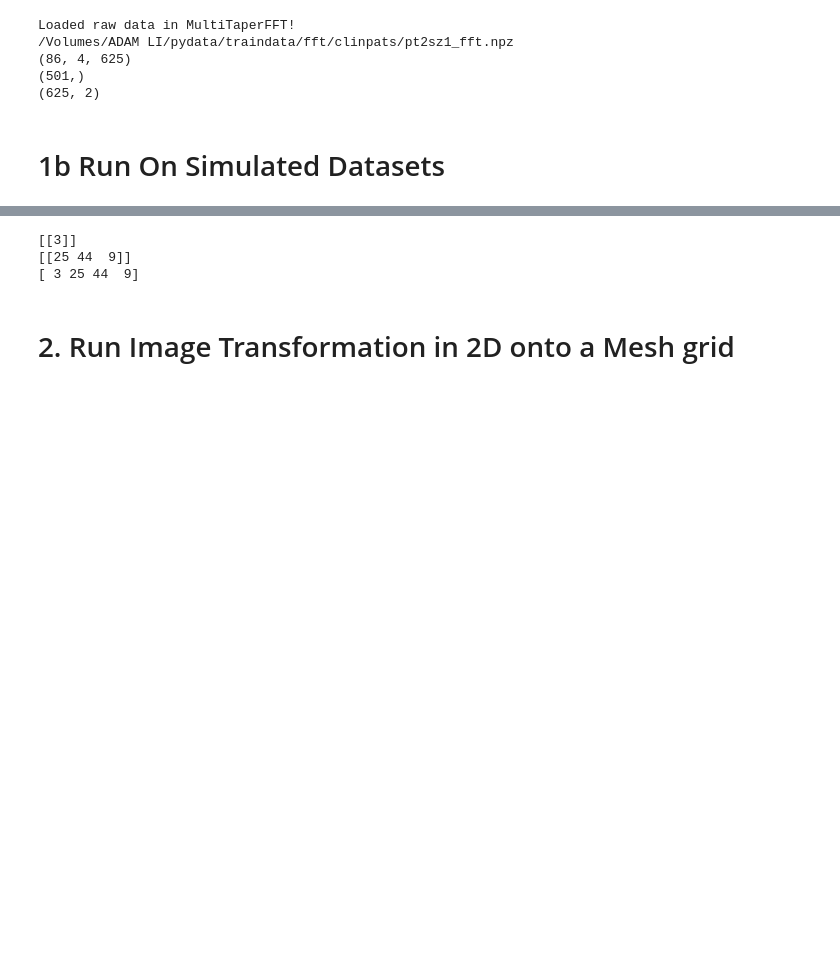
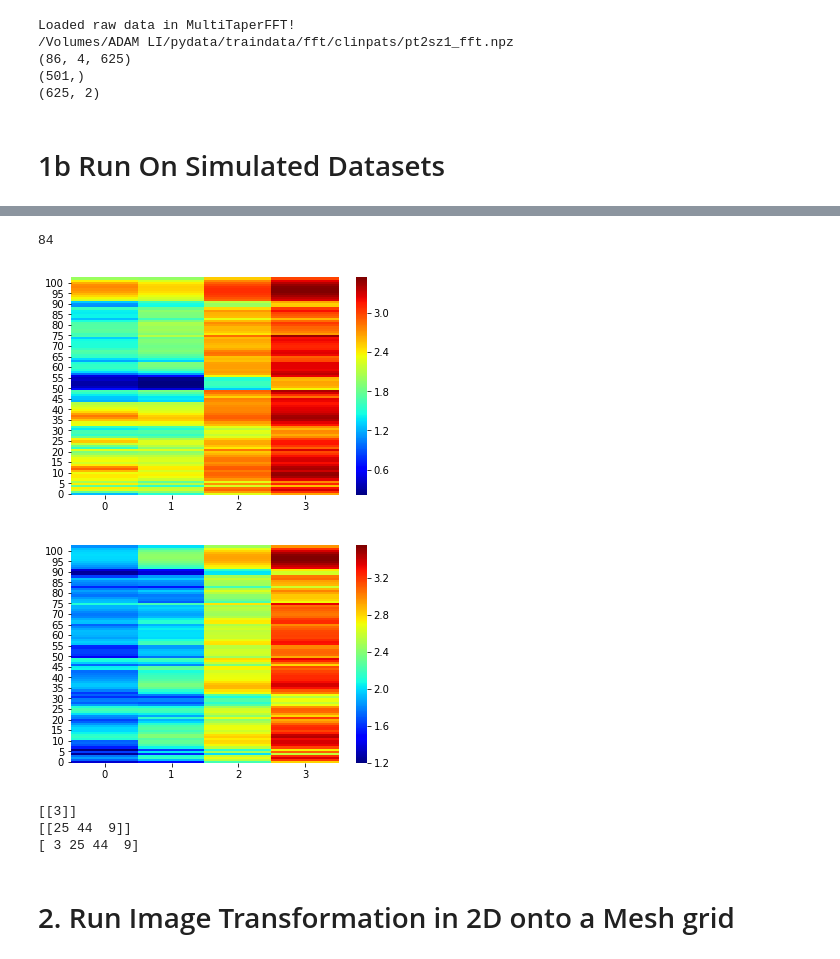
Before and after one commit to adam2392/dnn-unsupervised, a Jupyter notebook: dnn/Updated FFT Data Preprocessing into 2D and 3D.ipynb, the cells around one changed output, grey strips where cells are left out. Drawn from its saved outputs; the diff is of its cells as text; code cells hidden in the pictures; blank space fills up the shorter version.

```diff
--- a/dnn/Updated FFT Data Preprocessing into 2D and 3D.ipynb
+++ b/dnn/Updated FFT Data Preprocessing into 2D and 3D.ipynb
@@ -136,12 +68,9 @@ def extractrawdata(patient, datadir):
 # %%
-datadir = '/Volumes/ADAM LI/pydata/converted/'
+rawdatadir = '/Volumes/ADAM LI/pydata/converted/'
 patient='pt2sz1'
 # load in the data for a real patient
-patieeg, rawdata, included_chans, onsetchans = extractrawdata(patient, datadir)
+dataloader = LoadPat(patient=patient, datadir=rawdatadir)
 
-rawdata=rawdata.T
-print(patieeg)
-print(rawdata.shape)
-print(included_chans.shape)
-print(onsetchans)
+print(dataloader.onset_time)
+print(dataloader.offset_time)
 # %% [output]
@@ -236,12 +157,14 @@ Loaded raw data in MultiTaperFFT!
 # %% [markdown]
 # 1b Run On Simulated Datasets
 # %%
-expname = 'moved_v3'
-datadir = os.path.join('/Volumes/ADAM LI/pydata/tvbforwardsim/', expname)
+expname = 'exp005'
+datadir = os.path.join('/Volumes/ADAM LI/pydata/tvbforwardsim/',
+                       expname)
 metadatadir = '/Volumes/ADAM LI/pydata/metadata/'
 
 # expname = 'allregions_notmoved'
-traindir = os.path.join('/Volumes/ADAM LI/pydata/dnn/traindata/fft/', expname)
+traindir = os.path.join('/Volumes/ADAM LI/pydata/dnn/traindata/fft/',
+                        expname)
 if not os.path.exists(traindir):
     os.makedirs(traindir)
 
@@ -253,6 +176,4 @@ for root, dirs, files in os.walk(datadir):
         if '.DS' not in file:
             datafiles.append(os.path.join(root, file))
 print(len(datafiles))
-# print(datafiles[50:])
-# print(datafiles)
 # %% [output]
@@ -265,6 +186,16 @@ freqbands = {
         'gamma':[30,90],
         'high':[90,200],
     }
-postprocessfft = preprocess.PreProcess(freqbands=freqbands)
+postprocessfft = processing.preprocessfft.PreProcess(freqbands=freqbands)
 
-postprocessor = tvbsim.util.PostProcess([], [], [])
+winsizems = 250
+stepsizems = 125
+samplerate = 1024
+typetransform = 'fourier'
+mtbandwidth = 4
+mtfreqs = []
+
+mtaperfft = MultiTaperFFT(winsizems, stepsizems, samplerate,
+                          mtbandwidth, typetransform)
+print(mtaperfft.winsamps/samplerate)
+print(len(mtaperfft.freqsfft))
@@ -363,3 +270,19 @@ TypeError: 'int' object is not iterable
+# %%
+
+print(np.where(mtaperfft.timepoints[:,0] > 10398)[0][0])
+# %% [output]
+84
+# %%
+fig = plt.figure()
+ax = sns.heatmap(power[...,90], cmap='jet')
+ax.invert_yaxis()
+
+fig = plt.figure()
+ax = sns.heatmap(power[...,75], cmap='jet')
+ax.invert_yaxis()
+# %% [output]
+[figure, added]
+[figure, added]
 # %%
 print(ezindices)
 print(pzindices)
```
Also changed, not shown: parts of 14 cells of this notebook, 13 other files.
